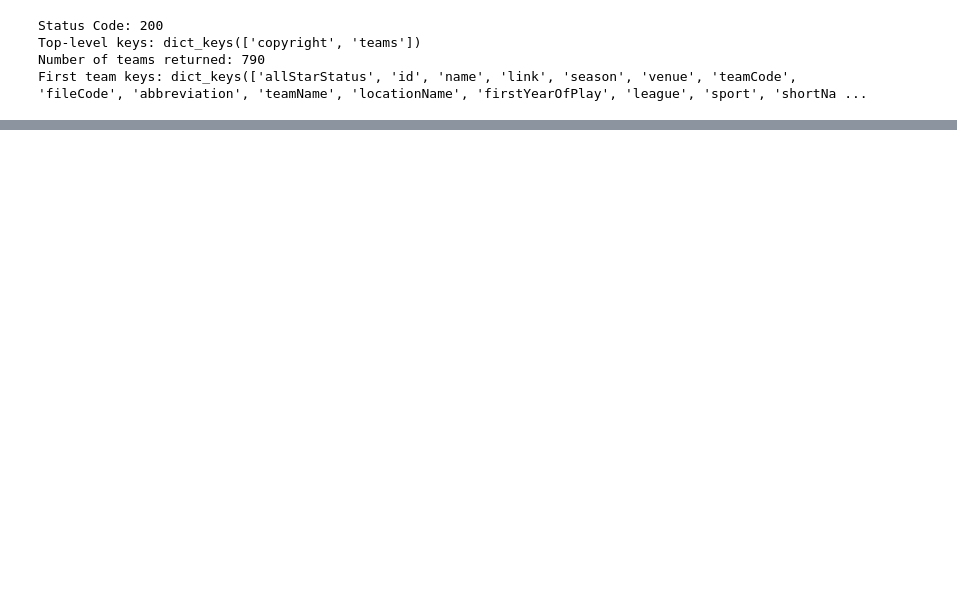
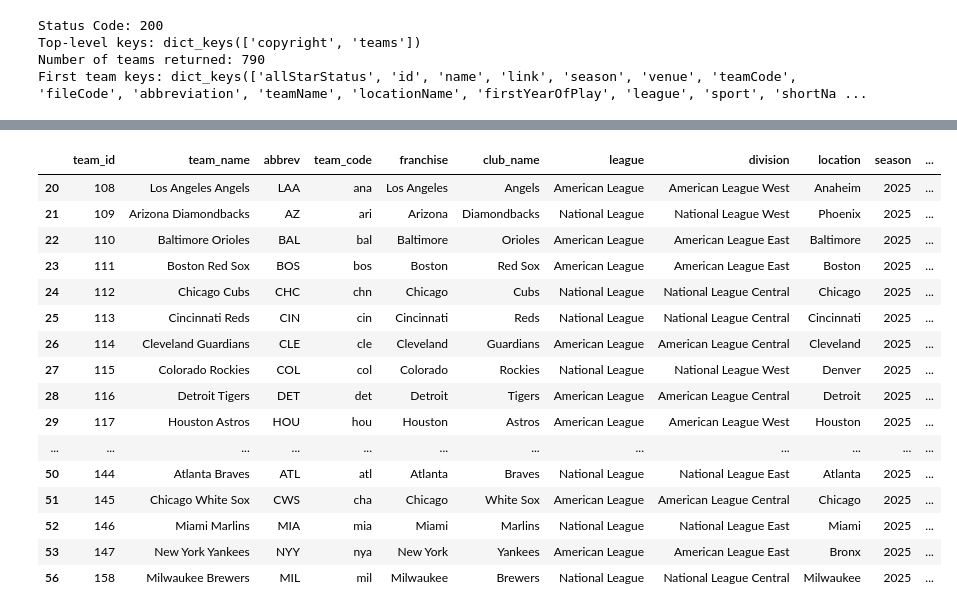
Before and after one commit to sdneal517/mlb-data-pipeline, a Jupyter notebook: 01_pull_teams.ipynb.ipynb, the cells around one changed output, grey strips where cells are left out. Saved outputs shown, nothing was run; the diff lists cells and outputs as text; code cells hidden in the pictures; blank space fills up the shorter version.

Commit message:
Teams API → MLB filter → tidy build with type cleanup

```diff
--- a/01_pull_teams.ipynb.ipynb
+++ b/01_pull_teams.ipynb.ipynb
@@ -52,0 +72,56 @@ df_active_mlb.head()
+# %%
+# sanity: these should already exist from earlier cells
+assert "teams" in data and isinstance(data["teams"], list), "Missing/invalid `data`"
+assert "id" in pd.json_normalize(data["teams"]).columns, "`df` needs to be rebuilt"
+
+# rebuild df just in case
+df = pd.json_normalize(data["teams"], max_level=2)
+# %%
+# filter to only include MLB teams here
+df = df[df["sport.name"] == "Major League Baseball"]
+
+#make a map (dictionary?) of names of columns you want to keep and what you want the name to be
+keep_map = {
+    "id": "team_id",
+    "name": "team_name",
+    "abbreviation": "abbrev",
+    "teamCode": "team_code",
+    "franchiseName": "franchise",
+    "clubName": "club_name",
+    "league.name": "league",
+    "division.name": "division",
+    "locationName": "location",
+    "season": "season",
+    "firstYearOfPlay": "first_year_of_play",
+    "venue.name": "venue_name",
+    "active": "active"
+}
+# %%
+# filter down to columns that actually exist in df
+existing = {k: v for k, v in keep_map.items() if k in df.columns}
+
+# create clean table with only those columns, renamed
+tidy = df[list(existing.keys())].rename(columns=existing)
+
+pd.set_option("display.max_rows", None)
+pd.set_option("display.max_columns", None)
+
+tidy
+# %% [output]
+|  | team_id | team_name | abbrev | team_code | franchise | club_name | league | division | location | season | ... |
+| 20 | 108 | Los Angeles Angels | LAA | ana | Los Angeles | Angels | American League | American League West | Anaheim | 2025 | ... |
+| 21 | 109 | Arizona Diamondbacks | AZ | ari | Arizona | Diamondbacks | National League | National League West | Phoenix | 2025 | ... |
+| 22 | 110 | Baltimore Orioles | BAL | bal | Baltimore | Orioles | American League | American League East | Baltimore | 2025 | ... |
+| 23 | 111 | Boston Red Sox | BOS | bos | Boston | Red Sox | American League | American League East | Boston | 2025 | ... |
+| 24 | 112 | Chicago Cubs | CHC | chn | Chicago | Cubs | National League | National League Central | Chicago | 2025 | ... |
+| 25 | 113 | Cincinnati Reds | CIN | cin | Cincinnati | Reds | National League | National League Central | Cincinnati | 2025 | ... |
+| 26 | 114 | Cleveland Guardians | CLE | cle | Cleveland | Guardians | American League | American League Central | Cleveland | 2025 | ... |
+| 27 | 115 | Colorado Rockies | COL | col | Colorado | Rockies | National League | National League West | Denver | 2025 | ... |
+| 28 | 116 | Detroit Tigers | DET | det | Detroit | Tigers | American League | American League Central | Detroit | 2025 | ... |
+| 29 | 117 | Houston Astros | HOU | hou | Houston | Astros | American League | American League West | Houston | 2025 | ... |
+| ... | ... | ... | ... | ... | ... | ... | ... | ... | ... | ... | ... |
+| 50 | 144 | Atlanta Braves | ATL | atl | Atlanta | Braves | National League | National League East | Atlanta | 2025 | ... |
+| 51 | 145 | Chicago White Sox | CWS | cha | Chicago | White Sox | American League | American League Central | Chicago | 2025 | ... |
+| 52 | 146 | Miami Marlins | MIA | mia | Miami | Marlins | National League | National League East | Miami | 2025 | ... |
+| 53 | 147 | New York Yankees | NYY | nya | New York | Yankees | American League | American League East | Bronx | 2025 | ... |
+| 56 | 158 | Milwaukee Brewers | MIL | mil | Milwaukee | Brewers | National League | National League Central | Milwaukee | 2025 | ... |
```
Also changed, not shown: parts of 5 cells of this notebook.
